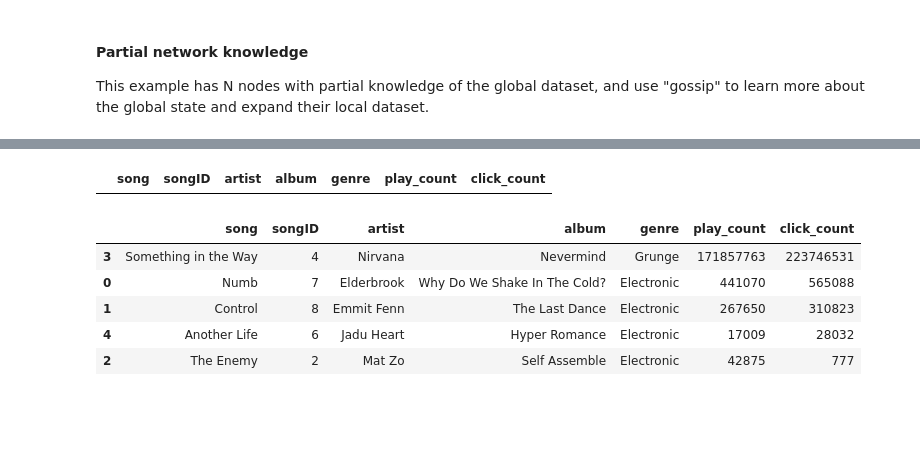
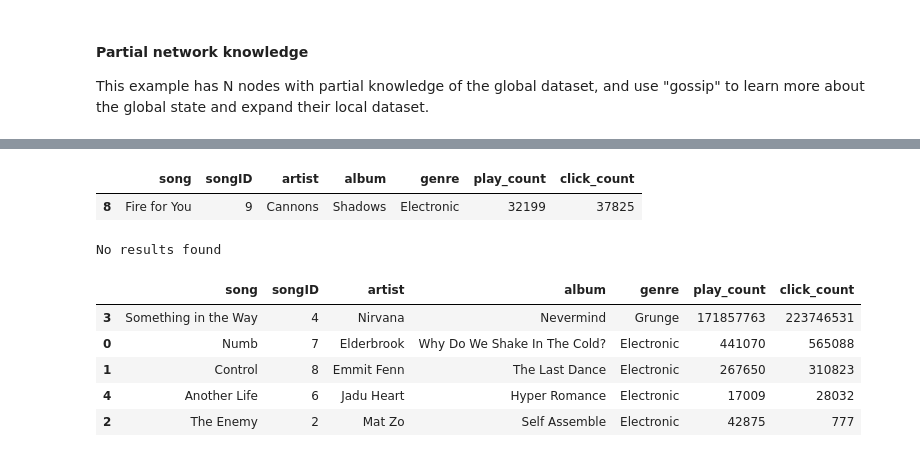
Before and after one commit to awrgold/distributed-learn-to-rank-v1, a Jupyter notebook: Building in Python.ipynb, the cells around one changed output, grey strips where cells are left out. Saved outputs shown, nothing was run; the diff lists cells and outputs as text; code cells hidden in the pictures; blank space fills up the shorter version.

```diff
--- a/Building in Python.ipynb
+++ b/Building in Python.ipynb
@@ -391,4 +395,4 @@ numNodes = 10
 
 
 # build network where each node has 25% of the full dataset
-network = buildNetwork_v2(numNodes, df_test)
+network = Network(numNodes, df_test, df_log)
@@ -415,8 +399,13 @@ search("Electronic", network)
 # %%
-node = network[0]
+node = network.nodes[0]
 
 df_test.iloc[np.where(node.library.song.astype(str).str.contains("you", na=False, case=False))]
 # %% [output]
 |  | song | songID | artist | album | genre | play_count | click_count |
+| 8 | Fire for You | 9 | Cannons | Shadows | Electronic | 32199 | 37825 |
+# %%
+search("df_log.columns", network.nodes, False)
+# %% [output]
+No results found
 # %%
 # Basic search seems to work
```
Also changed, not shown: parts of 24 cells of this notebook.
